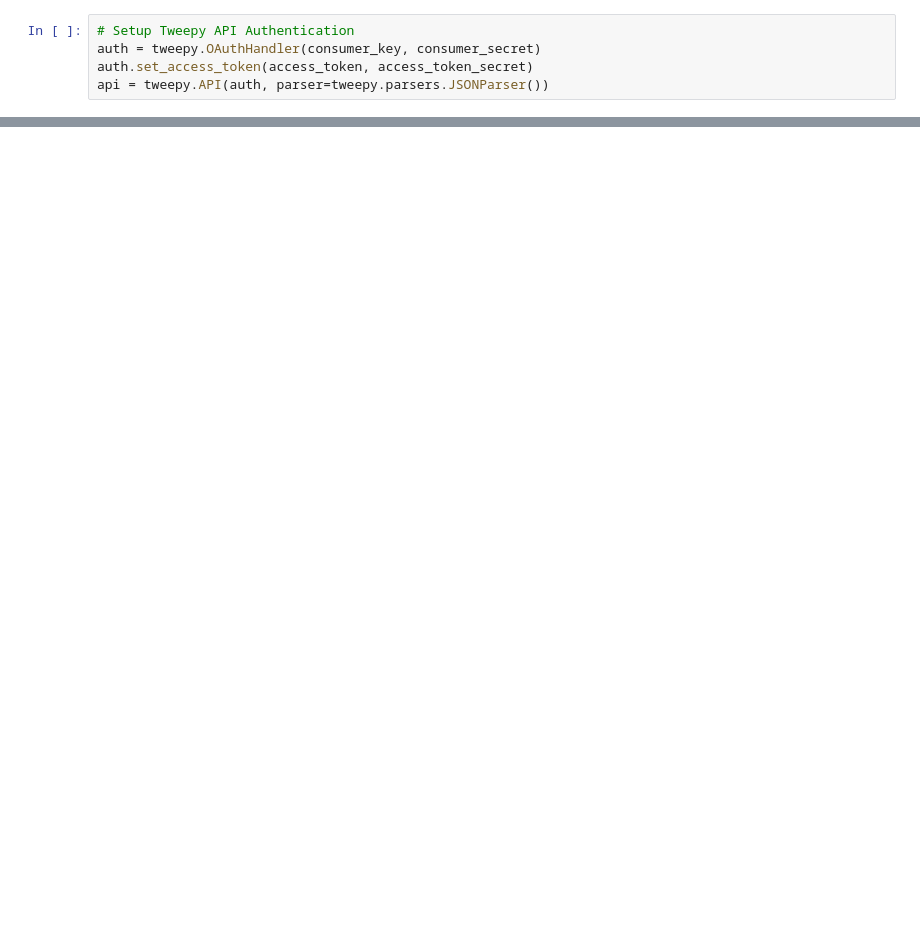
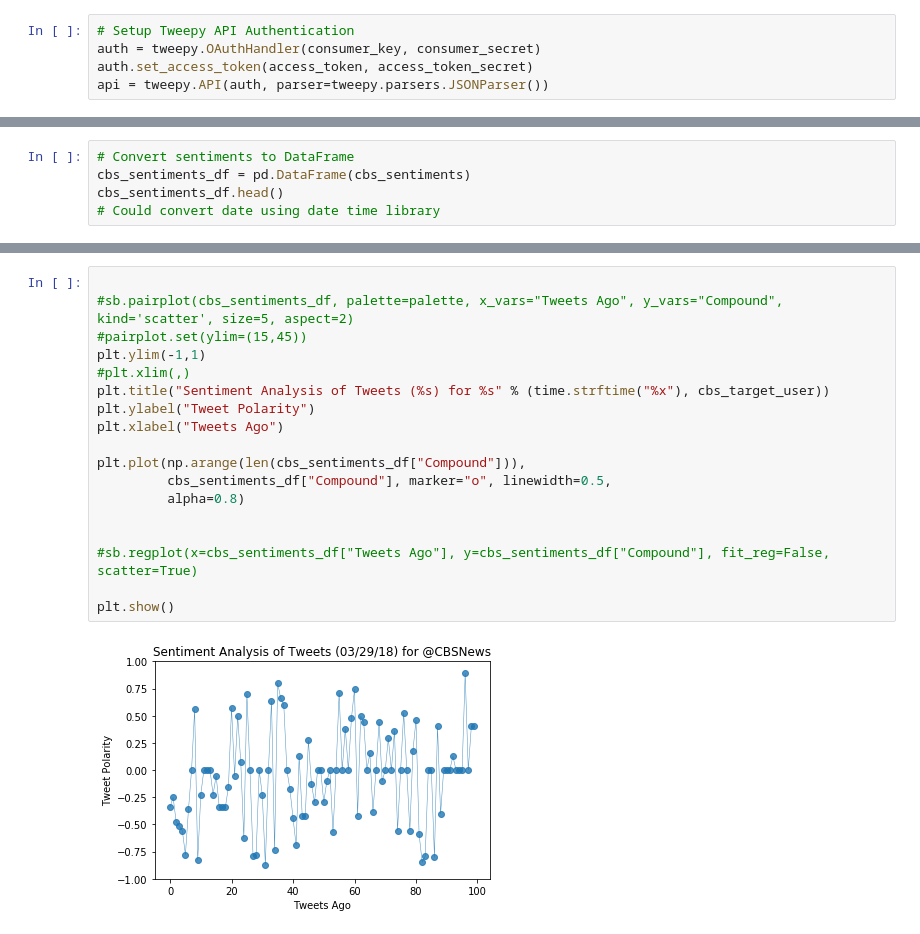
Before and after one commit to ehyoder/Social_Analytics_HW, a Jupyter notebook: Social_Analytics_Hw.ipynb, the cells around one changed output, grey strips where cells are left out. Drawn from its saved outputs; the diff is of its cells as text; blank space fills up the shorter version.

```diff
--- a/Social_Analytics_Hw.ipynb
+++ b/Social_Analytics_Hw.ipynb
@@ -89,0 +131,5 @@ plt.show()
+# %%
+# Convert sentiments to DataFrame
+cbs_sentiments_df = pd.DataFrame(cbs_sentiments)
+cbs_sentiments_df.head()
+# Could convert date using date time library
@@ -89,0 +143,20 @@ plt.show()
+# %%
+
+#sb.pairplot(cbs_sentiments_df, palette=palette, x_vars="Tweets Ago", y_vars="Compound", kind='scatter', size=5, aspect=2)
+#pairplot.set(ylim=(15,45))
+plt.ylim(-1,1)
+#plt.xlim(,)
+plt.title("Sentiment Analysis of Tweets (%s) for %s" % (time.strftime("%x"), cbs_target_user))
+plt.ylabel("Tweet Polarity")
+plt.xlabel("Tweets Ago")
+
+plt.plot(np.arange(len(cbs_sentiments_df["Compound"])),
+         cbs_sentiments_df["Compound"], marker="o", linewidth=0.5,
+         alpha=0.8)
+
+
+#sb.regplot(x=cbs_sentiments_df["Tweets Ago"], y=cbs_sentiments_df["Compound"], fit_reg=False, scatter=True)
+
+plt.show()
+# %% [output]
+[figure, added]
```
Also changed, not shown: parts of 13 cells of this notebook.
